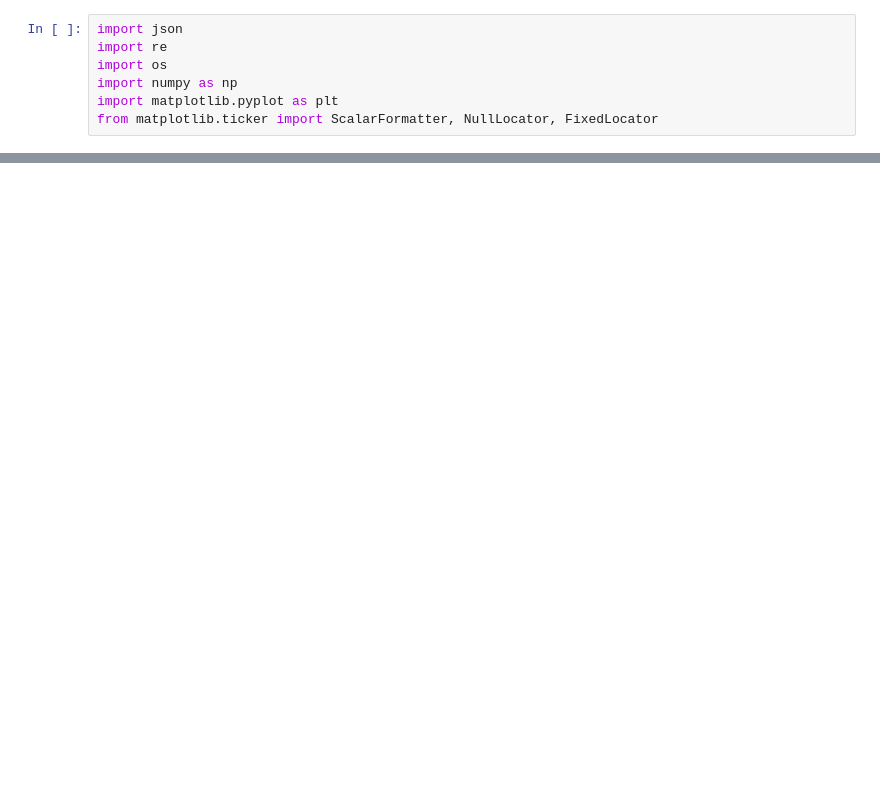
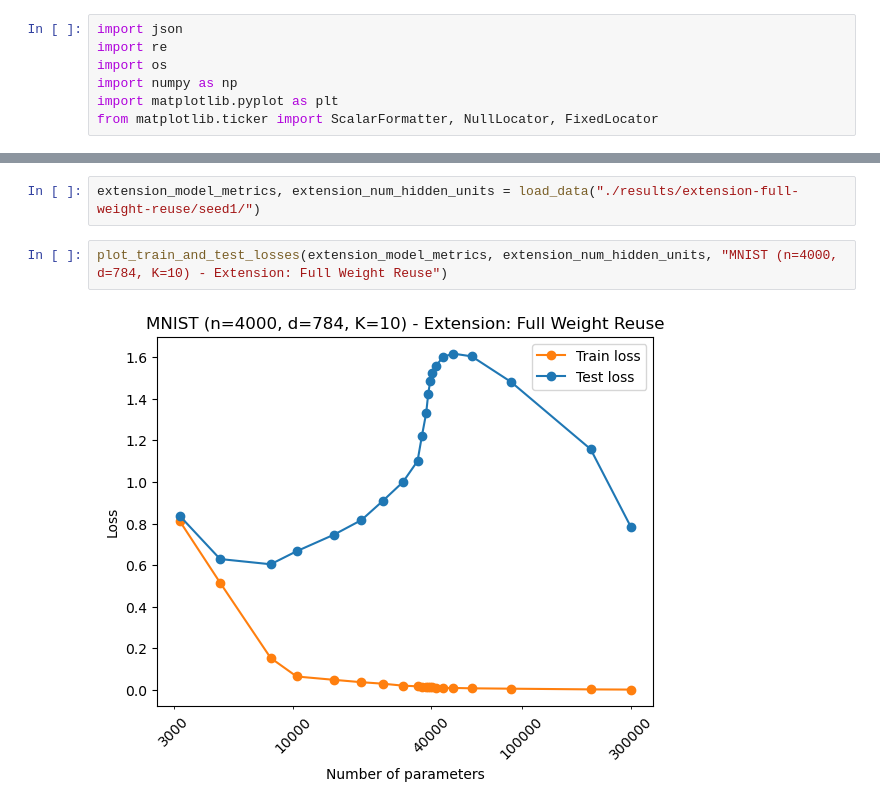
Before and after one commit to Dave69178/double_descent_reproduction, a Jupyter notebook: analysis.ipynb, the cells around one changed output, grey strips where cells are left out. Drawn from its saved outputs; the diff is of its cells as text; blank space fills up the shorter version.

```diff
--- a/analysis.ipynb
+++ b/analysis.ipynb
@@ -128,0 +127,6 @@ plot_training_progression(no_reuse_model_metrics, no_reuse_num_hidden_units, plo
+# %%
+extension_model_metrics, extension_num_hidden_units = load_data("./results/extension-full-weight-reuse/seed1/")
+# %%
+plot_train_and_test_losses(extension_model_metrics, extension_num_hidden_units, "MNIST (n=4000, d=784, K=10) - Extension: Full Weight Reuse")
+# %% [output]
+[figure, added]
```
Also changed, not shown: parts of 8 cells of this notebook.
